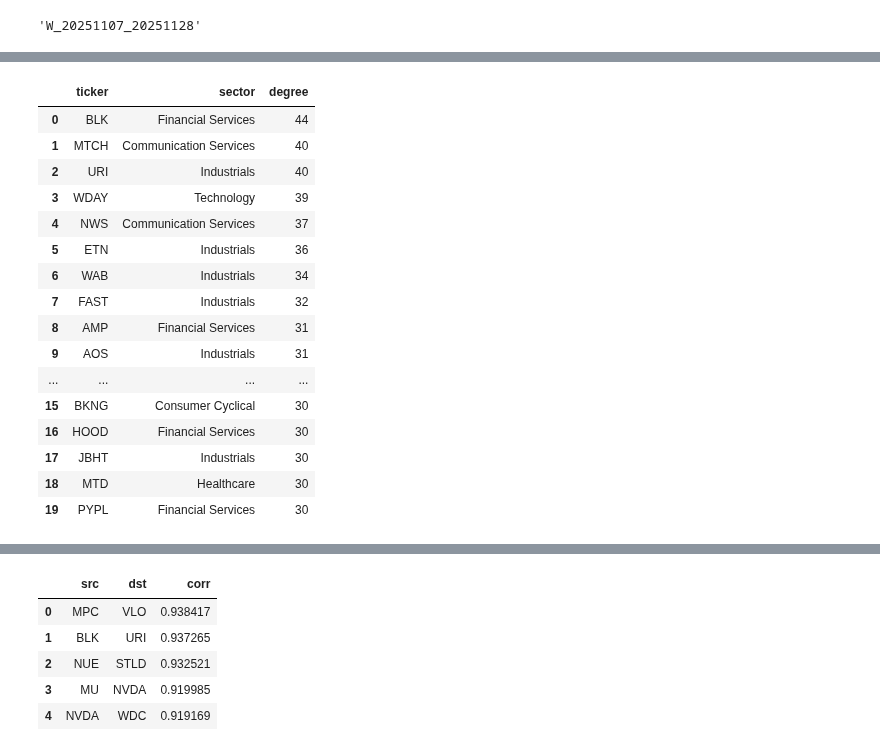
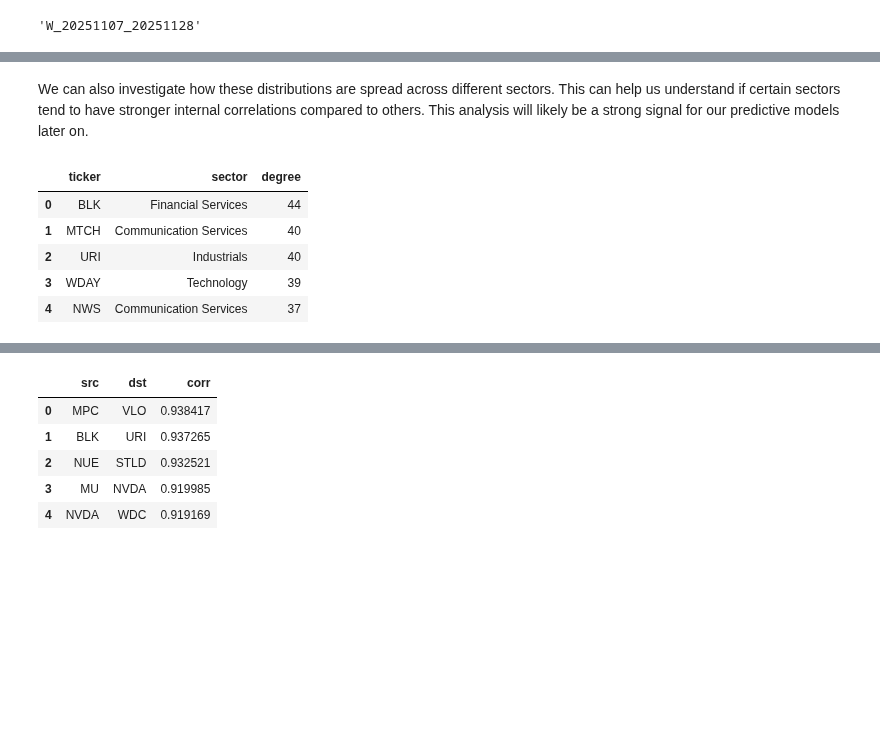
Before and after one commit to pedroleitao-neo4j/neo4j-stocks-correlator, a Jupyter notebook: analysis.ipynb, the cells around one changed output, grey strips where cells are left out. Saved outputs shown, nothing was run; the diff lists cells and outputs as text; code cells hidden in the pictures; blank space fills up the shorter version.

```diff
--- a/analysis.ipynb
+++ b/analysis.ipynb
@@ -101,10 +169,9 @@ RETURN s1.ticker AS src,
        r.corr    AS corr,
        r.sign    AS sign
 ORDER BY abs(r.corr) DESC
-LIMIT 50
 """, {"window_id": latest_window})
 
-df_top_pairs
+df_top_pairs.head(5)
 # %% [output]
 |  | src | dst | corr | sign |
 | 0 | MPC | VLO | 0.938417 | POS |
@@ -125,0 +182,28 @@ df_top_pairs
+# %%
+import numpy as np
+import pandas as pd
+import seaborn as sns
+
+tickers = sorted(set(df_top_pairs["src"]) | set(df_top_pairs["dst"]))
+mat = pd.DataFrame(index=tickers, columns=tickers, data=np.nan, dtype=float)
+
+for _, row in df_top_pairs.iterrows():
+    s, d, c = row["src"], row["dst"], row["corr"]
+    mat.loc[s, d] = c
+    mat.loc[d, s] = c   # make symmetric
+
+plt.figure(figsize=(12, 8))
+sns.heatmap(
+    mat,
+    annot=False,
+    vmin=-1,
+    vmax=1,
+    center=0,
+    cmap="coolwarm",
+    square=True,
+)
+plt.title(f"Pairwise Correlations for {latest_window}")
+plt.xlabel("Ticker")
+plt.ylabel("Ticker")
+plt.tight_layout()
+plt.show()
@@ -126,29 +212,20 @@ df_top_pairs
+# %% [markdown]
+We can also investigate how these distributions are spread across different sectors. This can help us understand if certain sectors tend to have stronger internal correlations compared to others. This analysis will likely be a strong signal for our predictive models later on.
 # %%
 # Degree distribution (how connected each stock is)
 df_degrees = run_cypher("""
 MATCH (s:Stock)-[r:CO_MOVES_WITH {window_id: $window_id}]-()
 RETURN s.ticker AS ticker,
        s.sector AS sector,
        count(r) AS degree
 ORDER BY degree DESC
 """, {"window_id": latest_window})
 
-df_degrees.head(20)
+df_degrees.head(5)
 # %% [output]
 |  | ticker | sector | degree |
 | 0 | BLK | Financial Services | 44 |
 | 1 | MTCH | Communication Services | 40 |
 | 2 | URI | Industrials | 40 |
 | 3 | WDAY | Technology | 39 |
 | 4 | NWS | Communication Services | 37 |
-| 5 | ETN | Industrials | 36 |
-| 6 | WAB | Industrials | 34 |
-| 7 | FAST | Industrials | 32 |
-| 8 | AMP | Financial Services | 31 |
-| 9 | AOS | Industrials | 31 |
-| ... | ... | ... | ... |
-| 15 | BKNG | Consumer Cyclical | 30 |
-| 16 | HOOD | Financial Services | 30 |
-| 17 | JBHT | Industrials | 30 |
-| 18 | MTD | Healthcare | 30 |
-| 19 | PYPL | Financial Services | 30 |
```
Also changed, not shown: parts of 37 cells of this notebook, 1 other file.
